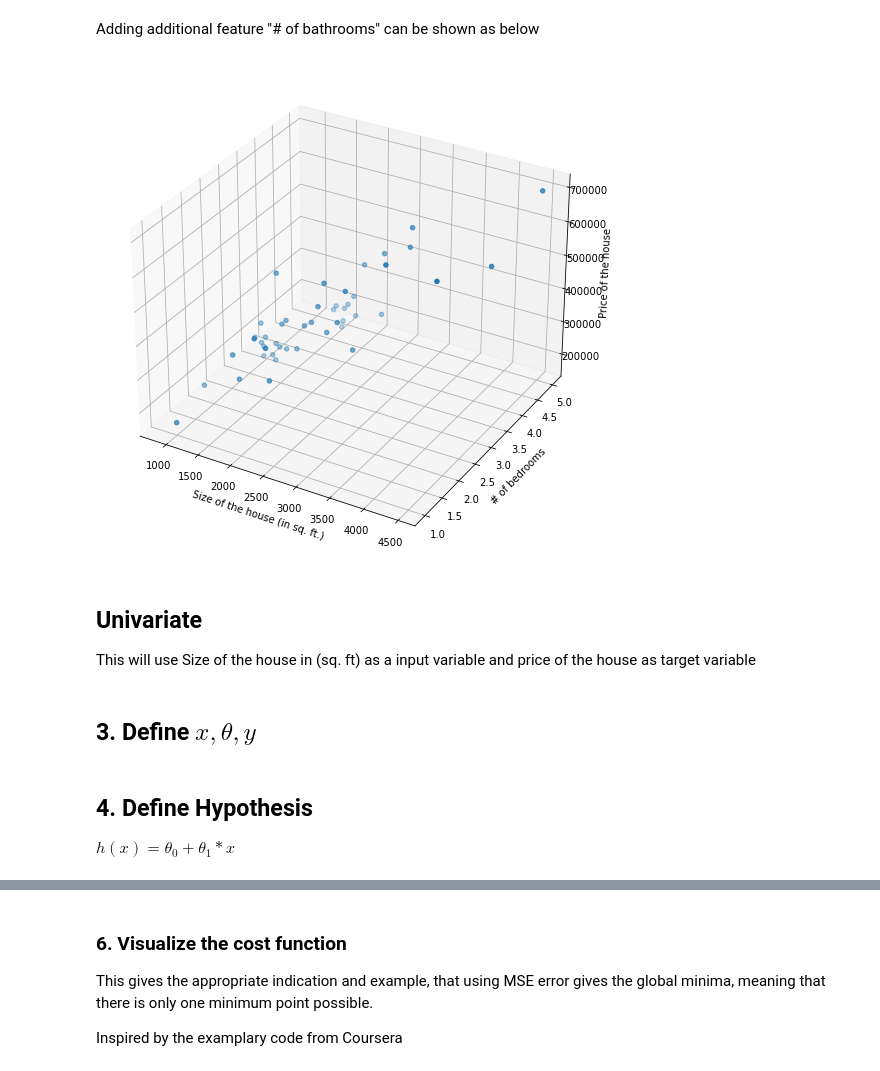
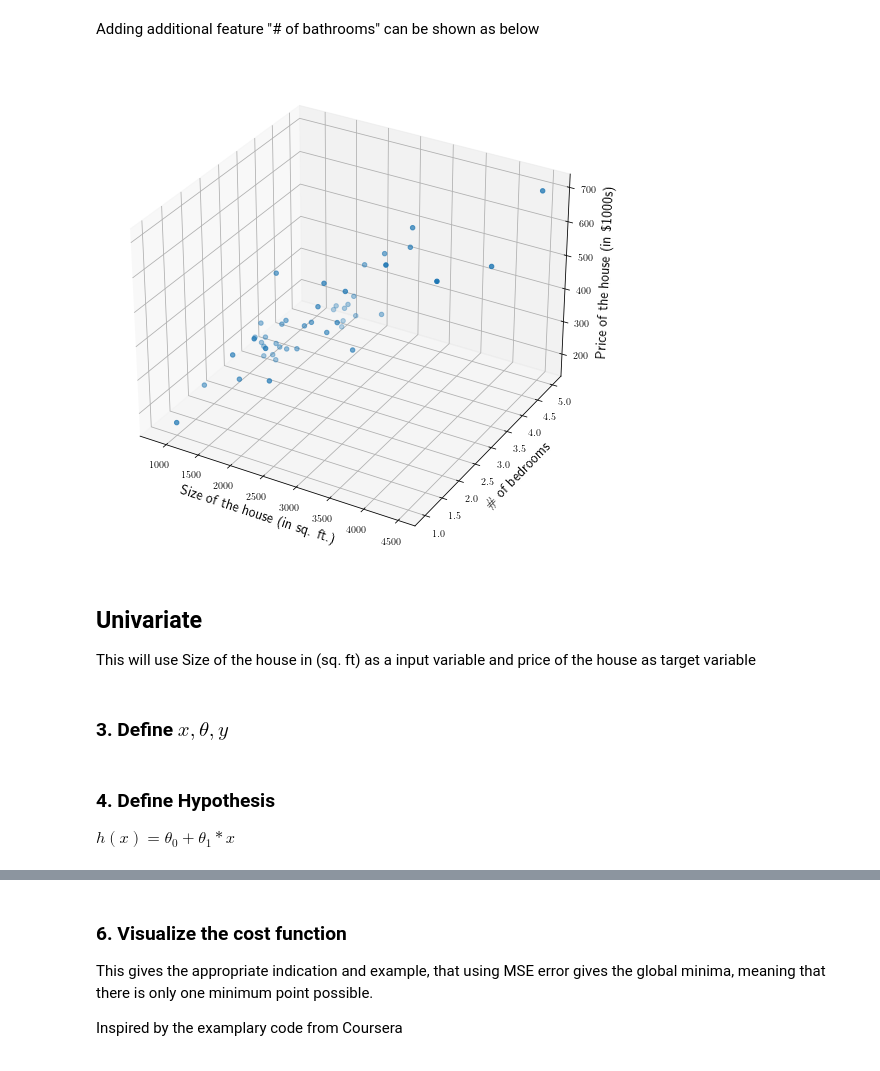
Before and after one commit to Jae0143/linear_regression, a Jupyter notebook: linear_regression_implement.ipynb, the cells around one changed output, grey strips where cells are left out. Drawn from its saved outputs; the diff is of its cells as text; code cells hidden in the pictures.

```diff
--- a/linear_regression_implement.ipynb
+++ b/linear_regression_implement.ipynb
@@ -91 +13,5 @@ plt.show()
+# %%
+%matplotlib inline
+#Using tex for matplotlib axis
+mpl.rcParams['text.usetex'] = True
 # %% [markdown]
@@ -94,5 +20,7 @@ Housing price in Portland, Oregon
 # %%
-df_2 = pd.read_csv("./ex1data2.txt", names = ["Size of the house (in sq. ft.)", "# of bedrooms", "Price of the house"])
+df_2 = pd.read_csv("./ex1data2.txt", names = ["Size of the house (in sq. ft.)", "\# of bedrooms", "Price of the house (in \$1000s)"])
+# %%
+df_2.iloc[:, 2] = df_2.loc[:, "Price of the house (in \$1000s)"].div(1000)
 # %%
 df_2.head()
 # %% [output]
@@ -118,3 +35,5 @@ print(n)
+# %%
+axis_font_size = 14
 # %%
 width, height = [7,7]
 fig = plt.figure(figsize=(width,height))
@@ -129,27 +49,28 @@ Adding additional feature "# of bathrooms" can be shown as below
 # %%
 width, height = [9,9]
 fig = plt.figure(figsize=(width,height))
 ax = fig.add_subplot(projection='3d')
 ax.scatter(df_2.iloc[:, 0], df_2.iloc[:, 1], df_2.iloc[:, 2])
 
 # Labels of axis
-ax.set_xlabel(df_2.columns[0])
-ax.set_ylabel(df_2.columns[1])
-ax.set_zlabel(df_2.columns[2])
+ax.set_xlabel(df_2.columns[0], fontsize= axis_font_size )
+ax.set_ylabel(df_2.columns[1], fontsize = axis_font_size )
+ax.set_zlabel(df_2.columns[2], fontsize = axis_font_size )
+plt.savefig("multi_var_relationship", dpi = 300)
 plt.show()
 # %% [output]
-[figure, old version]
+[figure, new version]
 # %% [markdown]
 ## Univariate
 This will use Size of the house in (sq. ft) as a input variable and price of the house as target variable
 # %% [markdown]
-## 3. Define $x,\theta, y$
+### 3. Define $x,\theta, y$
 # %%
 x = df_2.iloc[:, 0]
 theta = [0, 0]
 y = df_2.iloc[:, 2]
 # %% [markdown]
-## 4. Define Hypothesis
+### 4. Define Hypothesis
 $h(x) = \theta_0 + \theta_1 * x$
 # %%
 def hypothesis(x, theta):
```
Also changed, not shown: parts of 38 cells of this notebook, 6 other files.
